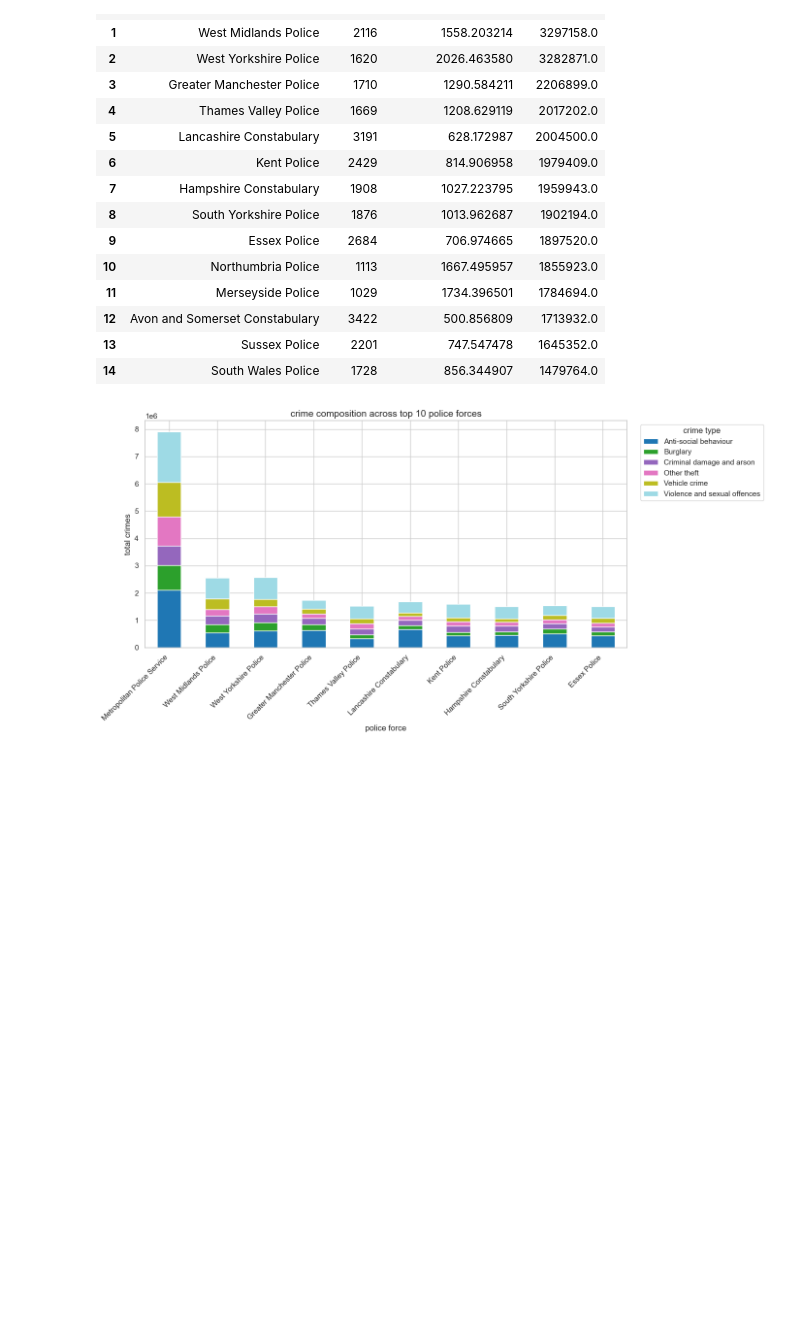
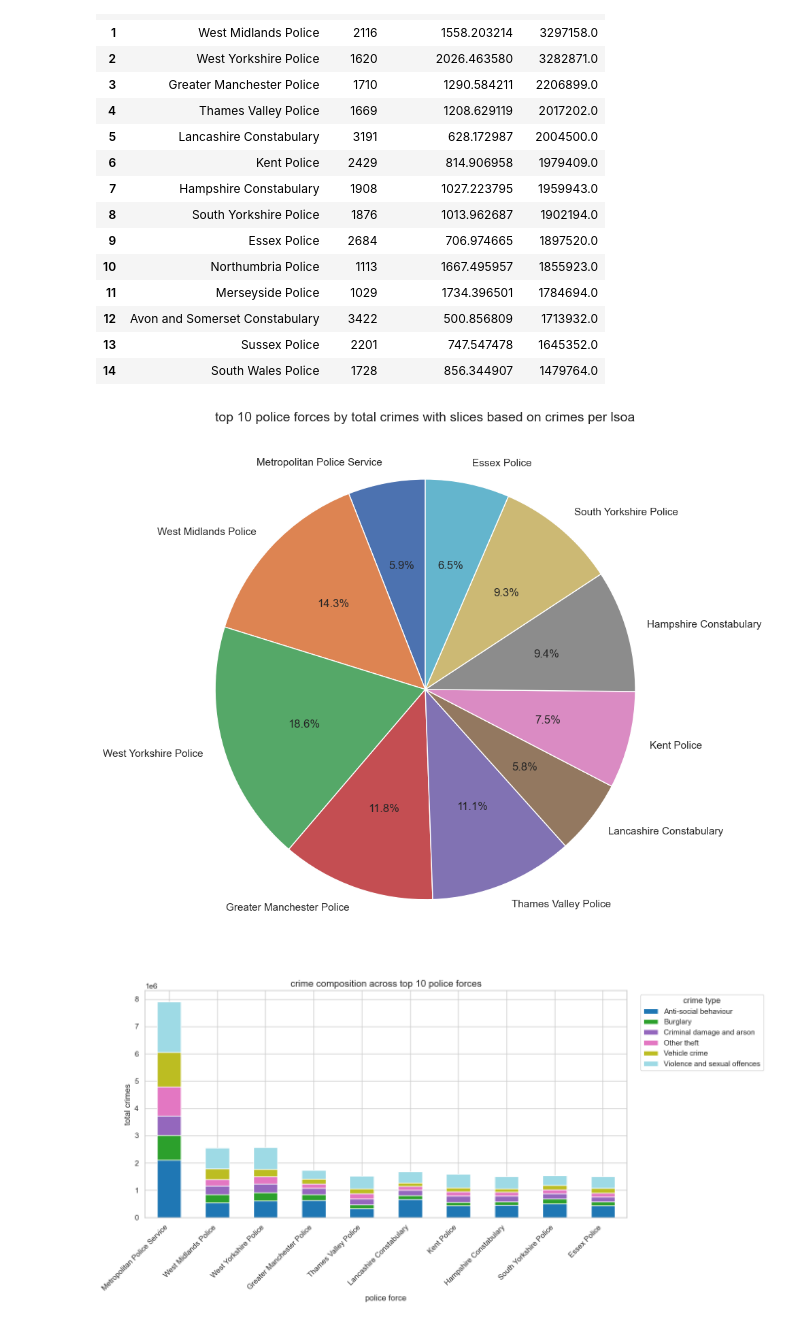
Before and after one commit to aespinosa-tue/cbl_20, a Jupyter notebook: notebooks/archive/eda_2.ipynb, the cells around one changed output. Drawn from its saved outputs; the diff is of its cells as text; code cells hidden in the pictures; blank space fills up the shorter version.

Commit message:
refractored repo + added files to process data + refractored EDA file + began the crime index aggregation

```diff
--- a/Rovshan/eda_2.ipynb
+++ b/notebooks/archive/eda_2.ipynb
@@ -308,6 +308,30 @@ force_lsoa_stats.head(15)
 | 12 | Avon and Somerset Constabulary | 3422 | 500.856809 | 1713932.0 |
 | 13 | Sussex Police | 2201 | 747.547478 | 1645352.0 |
 | 14 | South Wales Police | 1728 | 856.344907 | 1479764.0 |
+# %%
+#explicit normalization check
+
+top10_force_lsoa_stats = force_lsoa_stats.head(10).copy()
+top10_force_lsoa_stats["crimes_per_lsoa"] = (
+    top10_force_lsoa_stats["total_crimes"] / top10_force_lsoa_stats["n_lsoas"]
+)
+top10_force_lsoa_stats["normalized_share"] = (
+    top10_force_lsoa_stats["crimes_per_lsoa"] /
+    top10_force_lsoa_stats["crimes_per_lsoa"].sum()
+)
+
+plt.figure(figsize=(10, 10))
+plt.pie(
+    top10_force_lsoa_stats["normalized_share"],
+    labels=top10_force_lsoa_stats["police_force"],
+    autopct="%1.1f%%",
+    startangle=90
+)
+plt.title("top 10 police forces by total crimes with slices based on crimes per lsoa")
+plt.tight_layout()
+plt.show()
+# %% [output]
+[figure, added]
 # %%
 #force crime composition stacked bar
 
```
Also changed, not shown: 13 other files.
